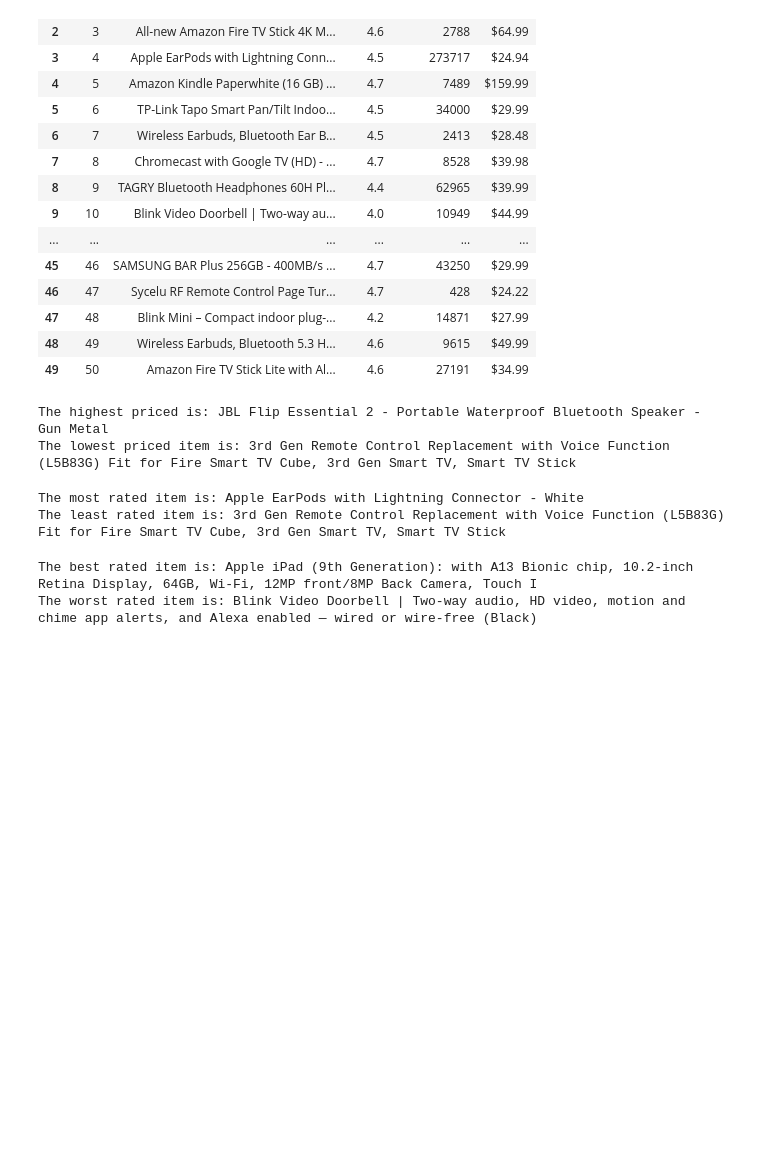
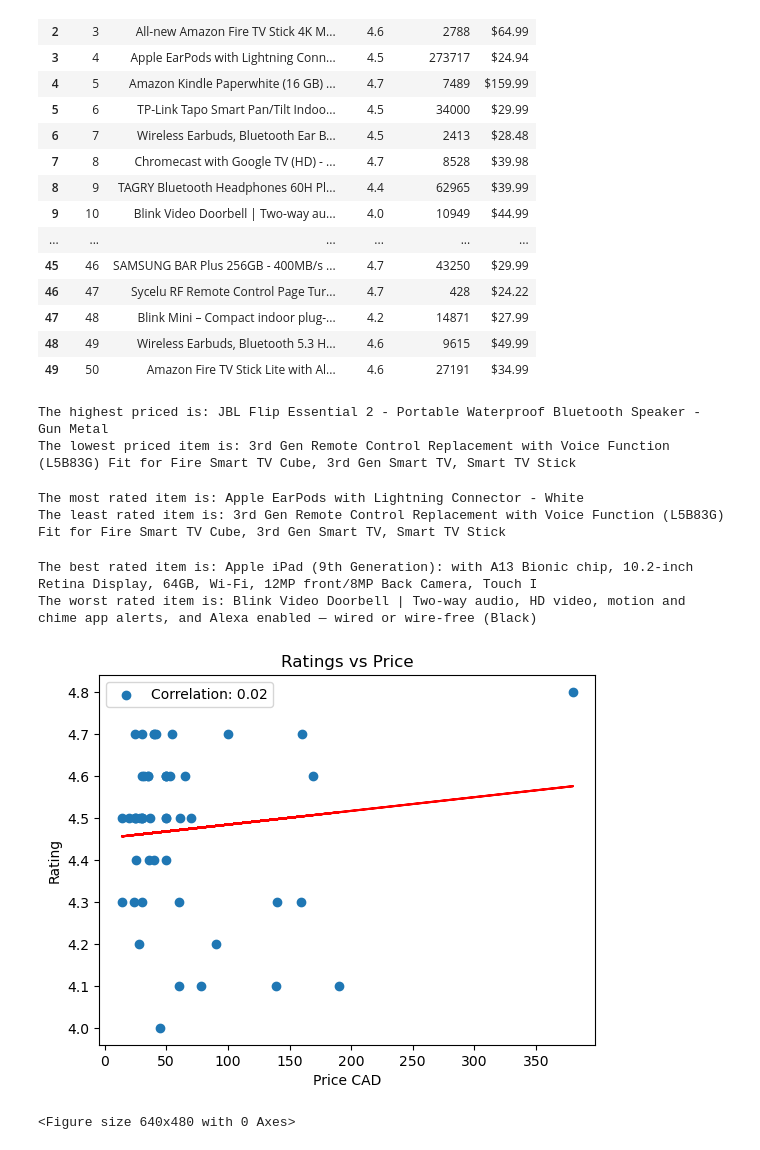
Before and after one commit to jayparikh1998/Project-3, a Jupyter notebook: electronics_cleaned.ipynb, the cells around one changed output. Drawn from its saved outputs; the diff is of its cells as text; code cells hidden in the pictures; blank space fills up the shorter version.

Commit message:
Update
finished visualizations

```diff
--- a/electronics_cleaned.ipynb
+++ b/electronics_cleaned.ipynb
@@ -196,3 +196,38 @@ print('The worst rated item is:', bestsellers_df.loc[worst_rated_index, 'title']
 # %% [output]
 The best rated item is: Apple iPad (9th Generation): with A13 Bionic chip, 10.2-inch Retina Display, 64GB, Wi-Fi, 12MP front/8MP Back Camera, Touch I
 The worst rated item is: Blink Video Doorbell | Two-way audio, HD video, motion and chime app alerts, and Alexa enabled — wired or wire-free (Black)
+# %%
+import pandas as pd
+import matplotlib.pyplot as plt
+import numpy as np
+
+# Read the CSV file
+data = pd.read_csv('/Users/chac/Desktop/Class/Project_3/Project-3/data/electronics.csv') #change the path to your own
+
+# Preprocess the price column by removing the dollar signs
+data['price'] = data['price'].str.replace('$', '')
+
+# Convert the price column to float
+data['price'] = data['price'].astype(float)
+
+# Calculate the correlation coefficient
+correlation = np.corrcoef(data['price'], data['rating'])[0, 1]
+
+# Calculate the slope and intercept of the correlation line
+slope = correlation / np.std(data['price'])
+intercept = np.mean(data['rating']) - slope * np.mean(data['price'])
+
+# Generate the plot comparing price vs rating
+plt.title('Ratings vs Price')
+plt.scatter(data['price'], data['rating'], label='Correlation: {:.2f}'.format(correlation))
+plt.xlabel('Price CAD')
+plt.ylabel('Rating')
+plt.legend()
+plt.plot(data['price'], slope * data['price'] + intercept, 'r-', label='Correlation Line')
+plt.show()
+
+# save image to be used later
+plt.savefig('images/electronics_corr.png')
+# %% [output]
+[figure, added]
+<Figure size 640x480 with 0 Axes>
```
Also changed, not shown: parts of 1 cell of this notebook, 4 other files.
